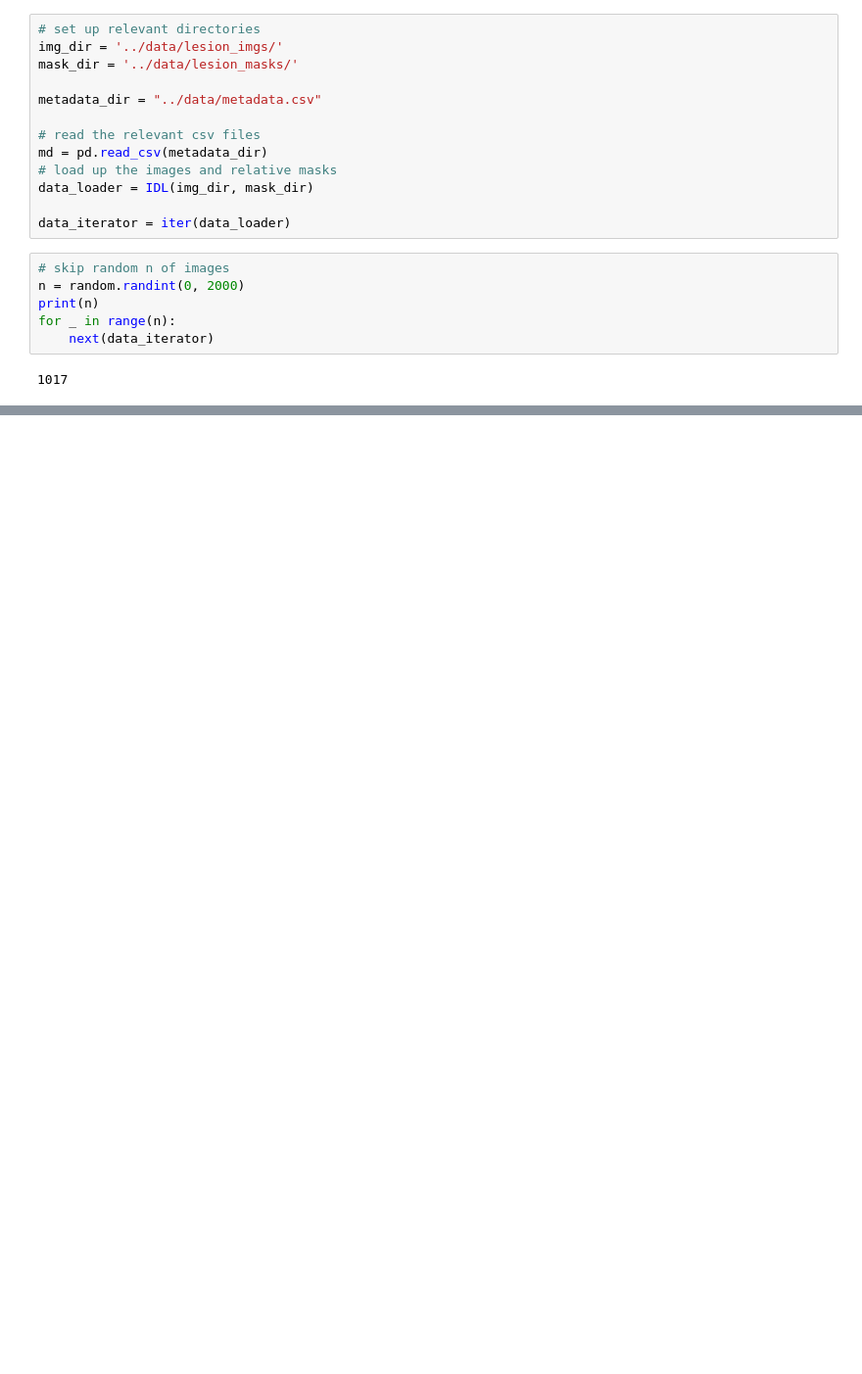
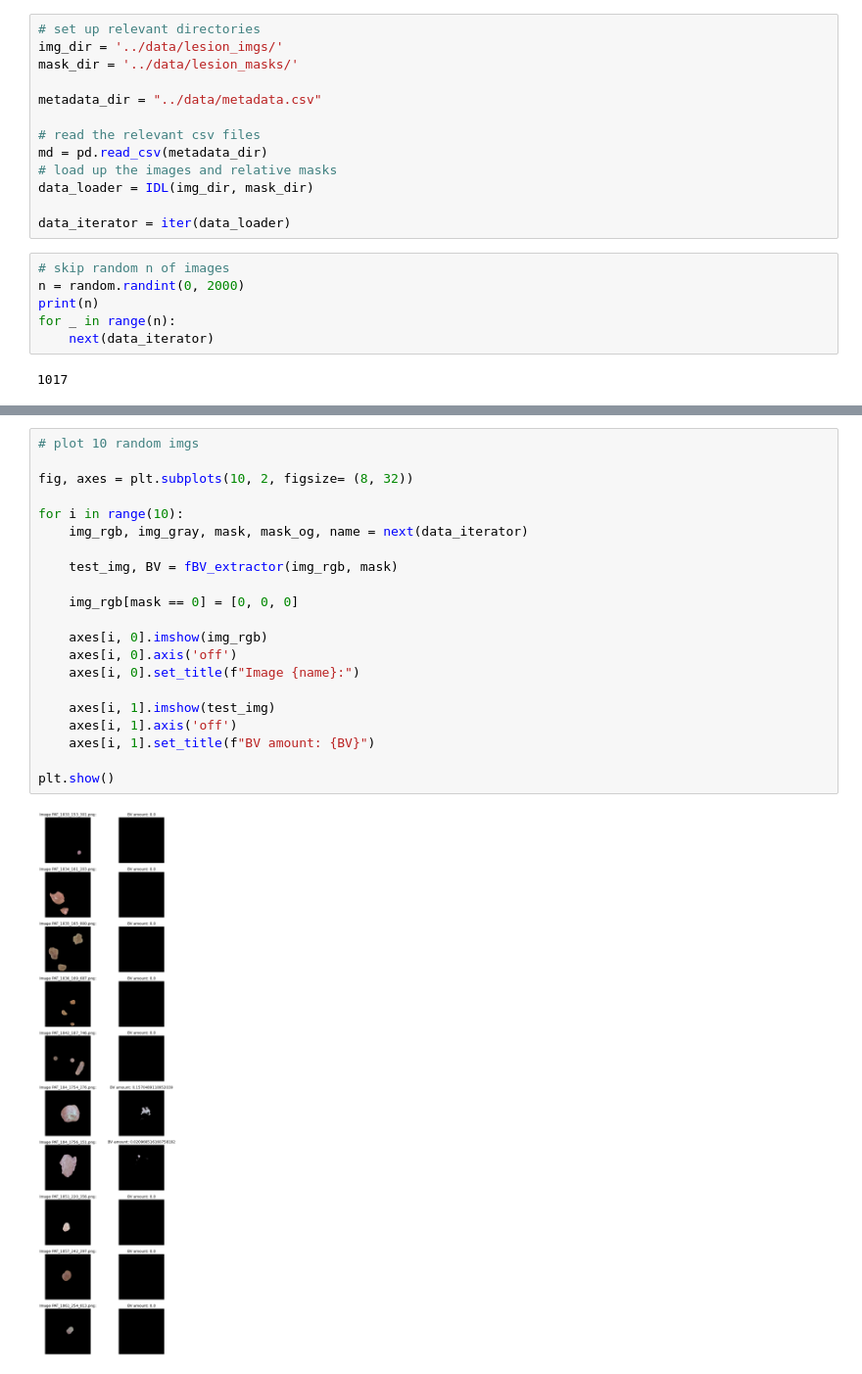
Before and after one commit to Niels04/2025-FYP-Final-Group-Eastern-Mud-Turtle, a Jupyter notebook: util/bv_test.ipynb, the cells around one changed output, grey strips where cells are left out. Shown: that part at 98% size. Drawn from its saved outputs; the diff is of its cells as text; blank space fills up the shorter version.

```diff
--- a/util/bv_test.ipynb
+++ b/util/bv_test.ipynb
@@ -101,0 +149,23 @@ plt.show()
+# %%
+# plot 10 random imgs
+
+fig, axes = plt.subplots(10, 2, figsize= (8, 32))
+
+for i in range(10):
+    img_rgb, img_gray, mask, mask_og, name = next(data_iterator)
+
+    test_img, BV = fBV_extractor(img_rgb, mask)
+
+    img_rgb[mask == 0] = [0, 0, 0]
+
+    axes[i, 0].imshow(img_rgb)
+    axes[i, 0].axis('off')
+    axes[i, 0].set_title(f"Image {name}:")
+
+    axes[i, 1].imshow(test_img)
+    axes[i, 1].axis('off')
+    axes[i, 1].set_title(f"BV amount: {BV}")
+
+plt.show()
+# %% [output]
+[figure, added]
```
Also changed, not shown: parts of 2 cells of this notebook, 6 other files.
